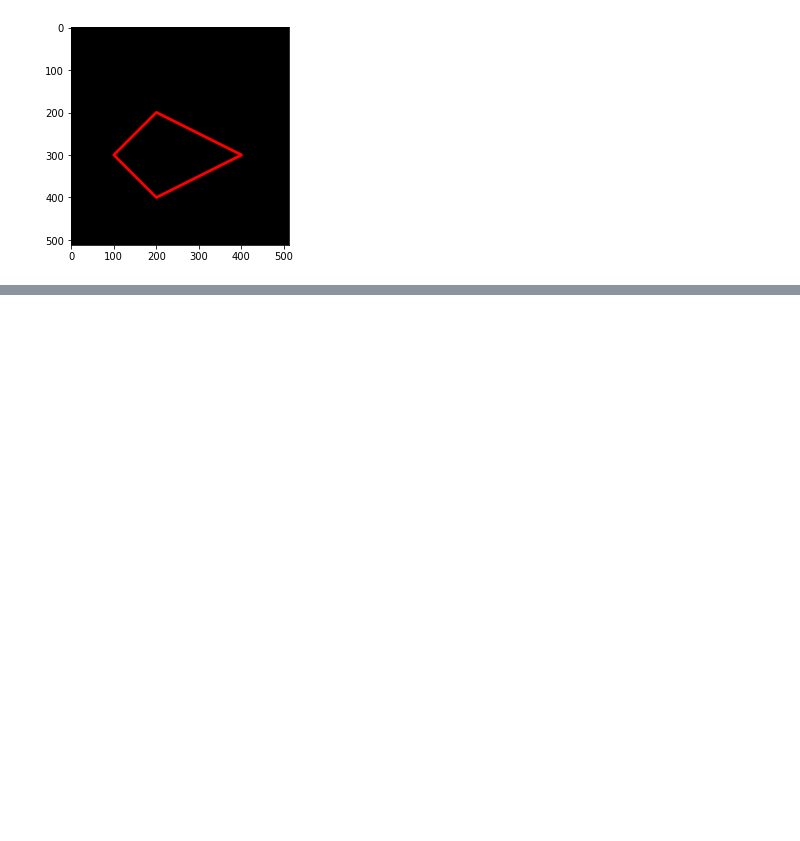
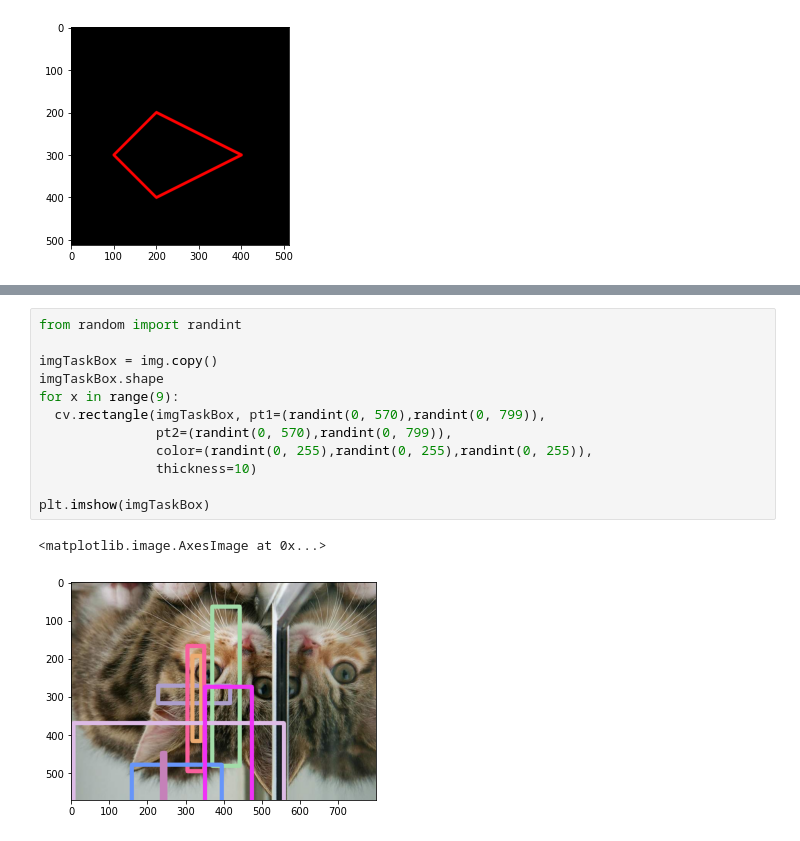
Before and after one commit to AikaMinami/IPCV_2022, a Jupyter notebook: Week2.ipynb, the cells around one changed output, grey strips where cells are left out. Drawn from its saved outputs; the diff is of its cells as text; blank space fills up the shorter version.

```diff
--- a/Week2.ipynb
+++ b/Week2.ipynb
@@ -128,0 +162,15 @@ plt.imshow(black_img2)
+# %%
+from random import randint
+
+imgTaskBox = img.copy()
+imgTaskBox.shape
+for x in range(9):
+  cv.rectangle(imgTaskBox, pt1=(randint(0, 570),randint(0, 799)),
+               pt2=(randint(0, 570),randint(0, 799)),
+               color=(randint(0, 255),randint(0, 255),randint(0, 255)),
+               thickness=10)
+
+plt.imshow(imgTaskBox)
+# %% [output]
+<matplotlib.image.AxesImage at 0x...>
+[figure, added]
```
Also changed, not shown: parts of 9 cells of this notebook.
